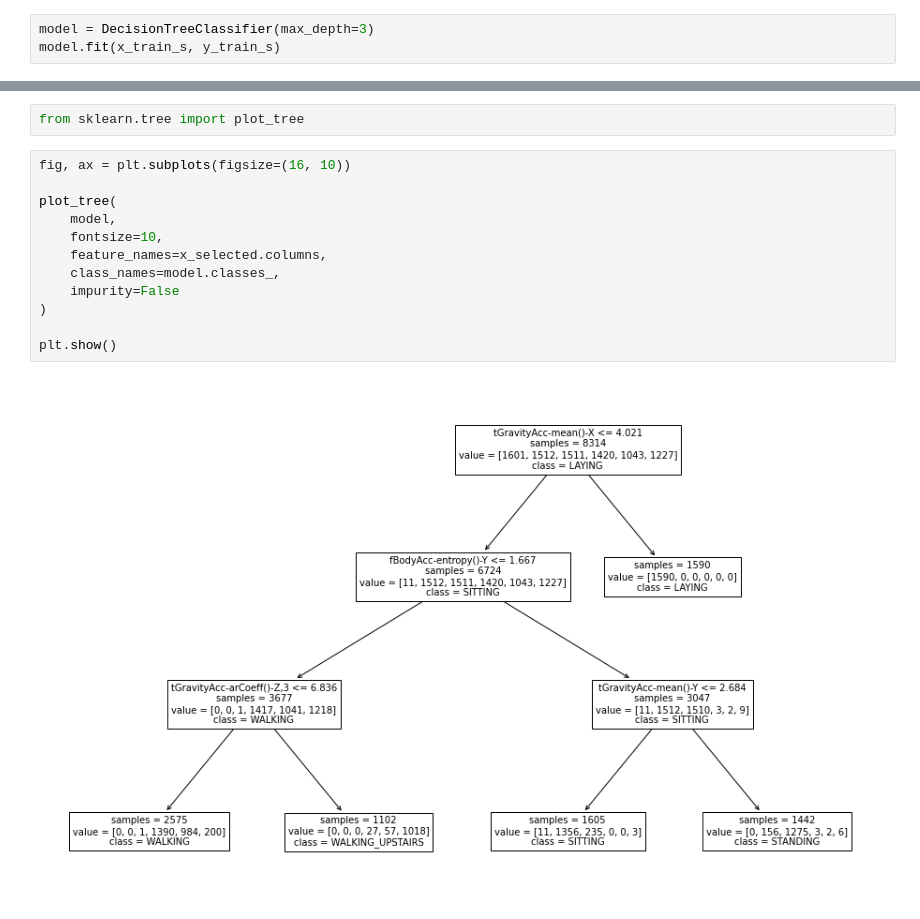
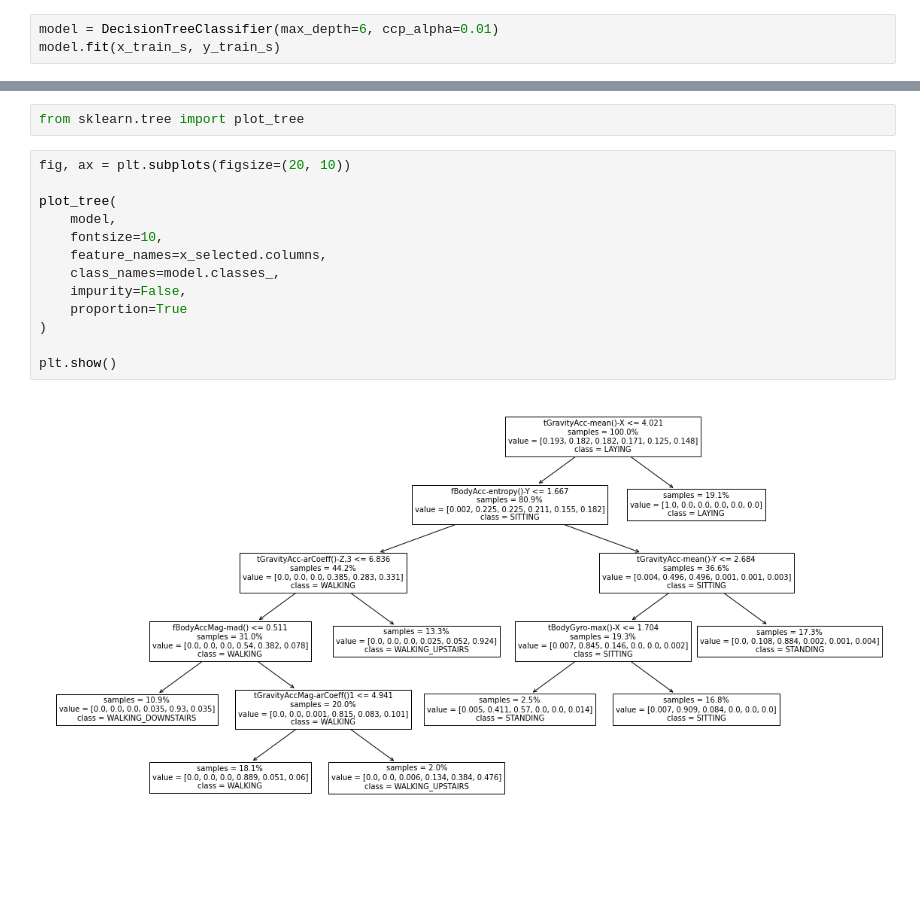
Before and after one commit to pfilo8/BHL-Hackathon-AI, a Jupyter notebook: Patryk-Anki.ipynb, the cells around one changed output, grey strips where cells are left out. Cells and saved outputs as stored; diff of their text form; blank space fills up the shorter version.

Commit message:
Improved tree.

```diff
--- a/Patryk-Anki.ipynb
+++ b/Patryk-Anki.ipynb
@@ -244,6 +244,6 @@ x_test_s = inputer.transform(x_test_s)
 from sklearn.tree import DecisionTreeClassifier
 from sklearn.svm import SVC
 # %%
-model = DecisionTreeClassifier(max_depth=3)
+model = DecisionTreeClassifier(max_depth=6, ccp_alpha=0.01)
 model.fit(x_train_s, y_train_s)
 # %% [output]
@@ -290,16 +284,17 @@ Precision and F-score are ill-defined and being set to 0.0 in labels with no pre
 # %%
 from sklearn.tree import plot_tree
 # %%
-fig, ax = plt.subplots(figsize=(16, 10))
+fig, ax = plt.subplots(figsize=(20, 10))
 
 plot_tree(
     model,
     fontsize=10,
     feature_names=x_selected.columns,
     class_names=model.classes_,
-    impurity=False
+    impurity=False,
+    proportion=True
 )
 
 plt.show()
 # %% [output]
-[figure, old version]
+[figure, new version]
```
Also changed, not shown: parts of 3 cells of this notebook.
